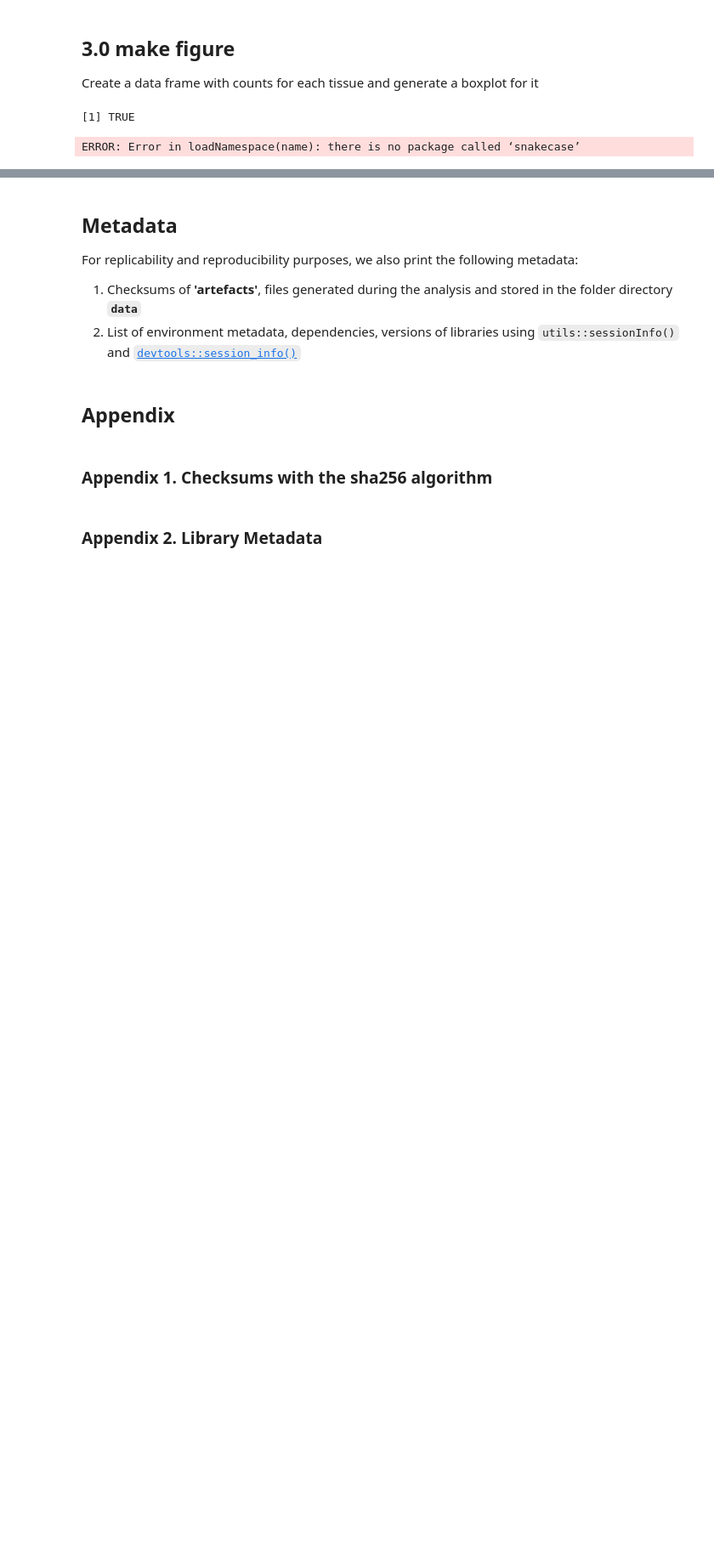
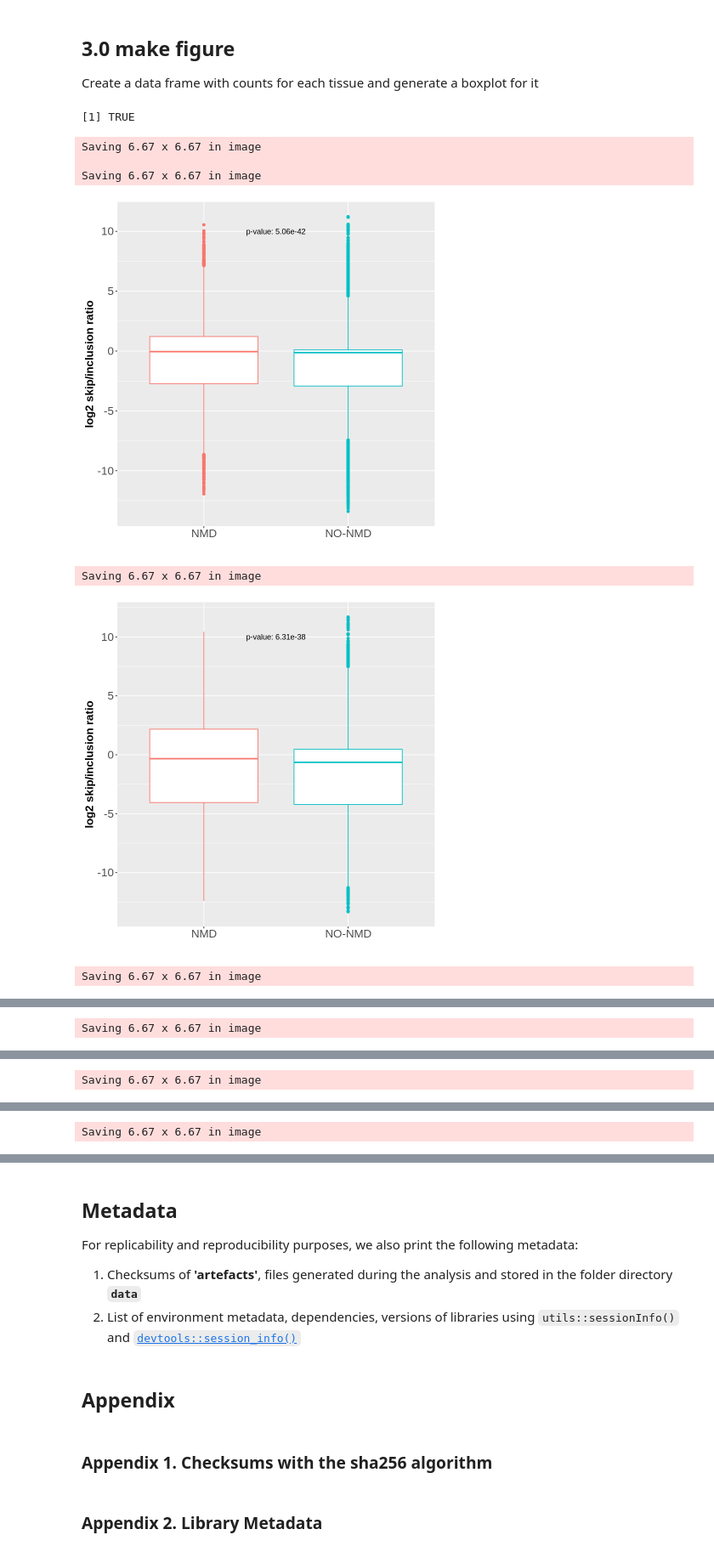
Before and after one commit to TheJacksonLaboratory/sbas, a Jupyter notebook: jupyter/NMD-plot.ipynb, the cells around one changed output, grey strips where cells are left out. Shown at 85% size. Saved outputs shown, nothing was run; the diff lists cells and outputs as text; code cells hidden in the pictures; blank space fills up the shorter version.

Commit message:
fixed anomylous errors and printed NMD Plots

```diff
--- a/jupyter/NMD-plot.ipynb
+++ b/jupyter/NMD-plot.ipynb
@@ -118,7 +101,9 @@ dim(inc.counts)
 skip.counts  = as.data.frame(data.table::fread(skip.counts.file.name))
 dim(skip.counts)
 
-nmd.tab = read.table('../data/NMD_summary.txt',sep='\t')
+nmd.tab.file
+nmd.tab <- read.table(nmd.tab.file, header=TRUE, sep = "\t")
+head(nmd.tab, 24)
 # %% [output]
 Parsed with column specification:
 cols(
@@ -151,31 +156,39 @@ meta.data[["SMTSD"]] = as.character(meta.data[["SMTSD"]])
 
 df<-data.frame()
 
 for (tissue in unique(snakecase::to_snake_case(meta.data$SMTSD)))
 {
 
 
     tissue.meta.data <- meta.data[ snakecase::to_snake_case(meta.data$SMTSD) == tissue,]
 
     skip.inc.count.ratio=log2(skip.counts[,colnames(skip.counts) %in% tissue.meta.data$SRR]+0.5)-
 
                         log2(inc.counts[,colnames(inc.counts) %in% tissue.meta.data$SRR]+0.5)
 
 
     df<-data.frame(type=c(ifelse(as.numeric(nmd.tab$num.nmd)>0,'NMD','NO-NMD')),
 
                             log2counts=c(rowMeans(skip.inc.count.ratio)))
 
 
     pval<-wilcox.test(df$log2counts[df$type=='NMD'],df$log2counts[df$type=='NO-NMD'],paired=F)$p.value
 
     p <- ggplot(df, aes(x=type, y=log2counts,color=type)) + geom_boxplot()+theme(plot.title = element_text(hjust = 0.5))+
     ylab('log2 skip/inclusion ratio')+xlab('')+
     theme(axis.text=element_text(size=16), axis.title=element_text(size=16,face="bold"))+ theme(legend.position="none")+
     annotate("text", x=1.5, y=10, label= paste0("p-value: ",round(pval,-log10(pval)+3)))
 
     plot(p)
+    nmd_plot_name <- paste0(paste0("../pdf/NMD_plot_",tissue),".pdf")
+    ggsave(file = nmd_plot_name, plot = p)
 }
 # %% [output]
 [1] TRUE
-ERROR: Error in loadNamespace(name): there is no package called ‘snakecase’
+Saving 6.67 x 6.67 in image
+
+Saving 6.67 x 6.67 in image
+[figure, added]
+Saving 6.67 x 6.67 in image
+[figure, added]
+Saving 6.67 x 6.67 in image
@@ -181,0 +196 @@ ERROR: Error in loadNamespace(name): there is no package called ‘snakecase’
+Saving 6.67 x 6.67 in image
@@ -181,0 +198 @@ ERROR: Error in loadNamespace(name): there is no package called ‘snakecase’
+Saving 6.67 x 6.67 in image
@@ -181,0 +200 @@ ERROR: Error in loadNamespace(name): there is no package called ‘snakecase’
+Saving 6.67 x 6.67 in image
```
Also changed, not shown: parts of 9 cells of this notebook, 4 other files.
